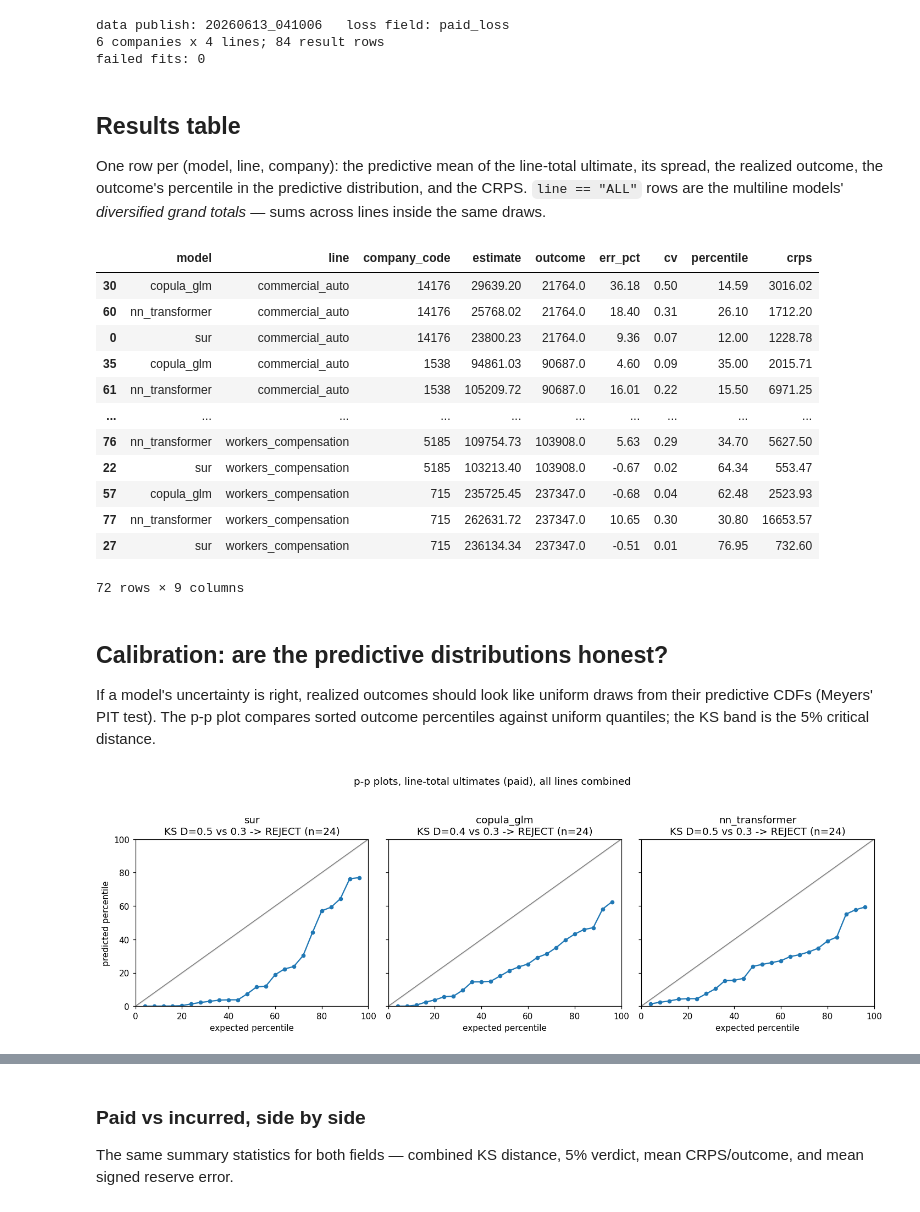
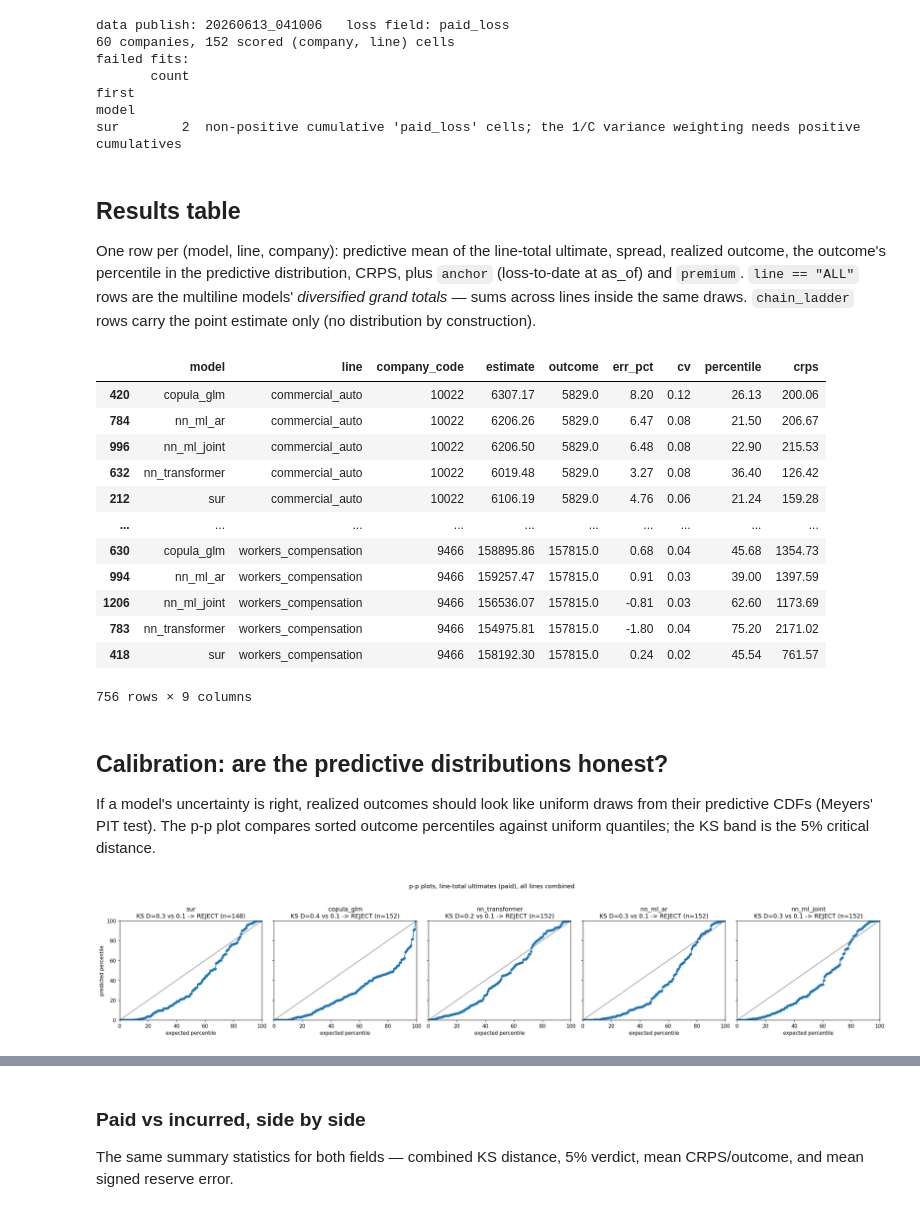
Before and after one commit to EKtheSage/ibnr, a Jupyter notebook: analysis/02_transformer_vs_statistical.ipynb, the cells around one changed output, grey strips where cells are left out. Drawn from its saved outputs; the diff is of its cells as text; code cells hidden in the pictures.

```diff
--- a/analysis/02_transformer_vs_statistical.ipynb
+++ b/analysis/02_transformer_vs_statistical.ipynb
@@ -19,10 +40,12 @@ four** Schedule P lines.
 # %%
 import warnings
+from itertools import combinations
 from pathlib import Path
 
 import matplotlib.pyplot as plt
 import numpy as np
 import pandas as pd
+from scipy import stats
 
 from ibnr.kernels.calibration import ks_uniformity, pp_points
 
@@ -31,44 +54,62 @@ plt.rcParams["figure.dpi"] = 110
 
 RESULTS = Path("results/compare_gallery.csv")
 df = pd.read_csv(RESULTS, dtype={"company_code": str})
-MODELS = ["sur", "copula_glm", "nn_transformer"]
+MODELS = ["sur", "copula_glm", "nn_transformer", "nn_ml_ar", "nn_ml_joint"]  # distributional
+POINT_MODELS = ["chain_ladder", *MODELS]
 LINES = sorted(df.loc[df["line"] != "ALL", "line"].unique())
 
 print(f"data publish: {df['mart_publish_id'].iloc[0]}   loss field: {df['loss_field'].iloc[0]}")
-print(f"{df['company_code'].nunique()} companies x {len(LINES)} lines; {len(df)} result rows")
+n_cells = len(df[(df["model"] == "chain_ladder") & (df["line"] != "ALL")])
+print(f"{df['company_code'].nunique()} companies, {n_cells} scored (company, line) cells")
 failed = df[df["error"].notna()] if "error" in df else pd.DataFrame()
-print(f"failed fits: {len(failed)}")
+if len(failed):
+    print("failed fits:")
+    print(failed.groupby("model")["error"].agg(["count", "first"]).to_string())
 # %% [output]
 data publish: 20260613_041006   loss field: paid_loss
-6 companies x 4 lines; 84 result rows
-failed fits: 0
+60 companies, 152 scored (company, line) cells
+failed fits:
+       count                                                                                             first
+model
+sur        2  non-positive cumulative 'paid_loss' cells; the 1/C variance weighting needs positive cumulatives
 # %% [markdown]
 ## Results table
 
-One row per (model, line, company): the predictive mean of the line-total
-ultimate, its spread, the realized outcome, the outcome's percentile in the
-predictive distribution, and the CRPS. `line == "ALL"` rows are the
-multiline models' *diversified grand totals* — sums across lines inside the
-same draws.
+One row per (model, line, company): predictive mean of the line-total
+ultimate, spread, realized outcome, the outcome's percentile in the
+predictive distribution, CRPS, plus `anchor` (loss-to-date at as_of) and
+`premium`. `line == "ALL"` rows are the multiline models' *diversified
+grand totals* — sums across lines inside the same draws. `chain_ladder`
+rows carry the point estimate only (no distribution by construction).
 # %%
 ok = df[df["percentile"].notna() & (df["line"] != "ALL")].copy()
 ok["err_pct"] = (ok["estimate"] - ok["outcome"]) / ok["outcome"] * 100
-display_cols = ["model", "line", "company_code", "estimate", "outcome", "err_pct", "cv", "percentile", "crps"]
+display_cols = [
+    "model",
+    "line",
+    "company_code",
+    "estimate",
+    "outcome",
+    "err_pct",
+    "cv",
+    "percentile",
+    "crps",
+]
 ok[display_cols].sort_values(["line", "company_code", "model"]).round(2)
 # %% [output]
 |  | model | line | company_code | estimate | outcome | err_pct | cv | percentile | crps |
-| 30 | copula_glm | commercial_auto | 14176 | 29639.20 | 21764.0 | 36.18 | 0.50 | 14.59 | 3016.02 |
-| 60 | nn_transformer | commercial_auto | 14176 | 25768.02 | 21764.0 | 18.40 | 0.31 | 26.10 | 1712.20 |
-| 0 | sur | commercial_auto | 14176 | 23800.23 | 21764.0 | 9.36 | 0.07 | 12.00 | 1228.78 |
-| 35 | copula_glm | commercial_auto | 1538 | 94861.03 | 90687.0 | 4.60 | 0.09 | 35.00 | 2015.71 |
-| 61 | nn_transformer | commercial_auto | 1538 | 105209.72 | 90687.0 | 16.01 | 0.22 | 15.50 | 6971.25 |
+| 420 | copula_glm | commercial_auto | 10022 | 6307.17 | 5829.0 | 8.20 | 0.12 | 26.13 | 200.06 |
+| 784 | nn_ml_ar | commercial_auto | 10022 | 6206.26 | 5829.0 | 6.47 | 0.08 | 21.50 | 206.67 |
+| 996 | nn_ml_joint | commercial_auto | 10022 | 6206.50 | 5829.0 | 6.48 | 0.08 | 22.90 | 215.53 |
+| 632 | nn_transformer | commercial_auto | 10022 | 6019.48 | 5829.0 | 3.27 | 0.08 | 36.40 | 126.42 |
+| 212 | sur | commercial_auto | 10022 | 6106.19 | 5829.0 | 4.76 | 0.06 | 21.24 | 159.28 |
 | ... | ... | ... | ... | ... | ... | ... | ... | ... | ... |
-| 76 | nn_transformer | workers_compensation | 5185 | 109754.73 | 103908.0 | 5.63 | 0.29 | 34.70 | 5627.50 |
-| 22 | sur | workers_compensation | 5185 | 103213.40 | 103908.0 | -0.67 | 0.02 | 64.34 | 553.47 |
-| 57 | copula_glm | workers_compensation | 715 | 235725.45 | 237347.0 | -0.68 | 0.04 | 62.48 | 2523.93 |
-| 77 | nn_transformer | workers_compensation | 715 | 262631.72 | 237347.0 | 10.65 | 0.30 | 30.80 | 16653.57 |
-| 27 | sur | workers_compensation | 715 | 236134.34 | 237347.0 | -0.51 | 0.01 | 76.95 | 732.60 |
+| 630 | copula_glm | workers_compensation | 9466 | 158895.86 | 157815.0 | 0.68 | 0.04 | 45.68 | 1354.73 |
+| 994 | nn_ml_ar | workers_compensation | 9466 | 159257.47 | 157815.0 | 0.91 | 0.03 | 39.00 | 1397.59 |
+| 1206 | nn_ml_joint | workers_compensation | 9466 | 156536.07 | 157815.0 | -0.81 | 0.03 | 62.60 | 1173.69 |
+| 783 | nn_transformer | workers_compensation | 9466 | 154975.81 | 157815.0 | -1.80 | 0.04 | 75.20 | 2171.02 |
+| 418 | sur | workers_compensation | 9466 | 158192.30 | 157815.0 | 0.24 | 0.02 | 45.54 | 761.57 |
-72 rows × 9 columns
+756 rows × 9 columns
 # %% [markdown]
 ## Calibration: are the predictive distributions honest?
 
@@ -79,27 +120,28 @@ critical distance.
 # %%
 def pp_grid(data, models, suptitle):
     fig, axes = plt.subplots(1, len(models), figsize=(4.4 * len(models), 4.2), sharey=True)
     for ax, model in zip(axes, models):
         pcts = data.loc[data["model"] == model, "percentile"] / 100
         expected, predicted = pp_points(pcts)
         ks = ks_uniformity(pcts)
         band = ks.critical_value_5pct
         ax.plot([0, 100], [0, 100], color="grey", lw=1)
         ax.fill_between([0, 100], [-band, 100 - band], [band, 100 + band], alpha=0.15, color="grey")
         ax.plot(expected, predicted, "o-", ms=4)
         verdict = "REJECT" if ks.reject_5pct else "pass"
         ax.set_title(f"{model}\nKS D={ks.statistic:.1f} vs {band:.1f} -> {verdict} (n={ks.n})")
         ax.set_xlabel("expected percentile")
-        ax.set_xlim(0, 100); ax.set_ylim(0, 100)
+        ax.set_xlim(0, 100)
+        ax.set_ylim(0, 100)
     axes[0].set_ylabel("predicted percentile")
     fig.suptitle(suptitle, y=1.04)
     plt.tight_layout()
     plt.show()
 
 
 pp_grid(ok, MODELS, "p-p plots, line-total ultimates (paid), all lines combined")
 # %% [output]
-[figure, old version]
+[figure, new version]
 # %%
 fig, ax = plt.subplots(figsize=(9, 3.2))
 for i, model in enumerate(MODELS):
```
Also changed, not shown: parts of 19 cells of this notebook, 24 other files.
